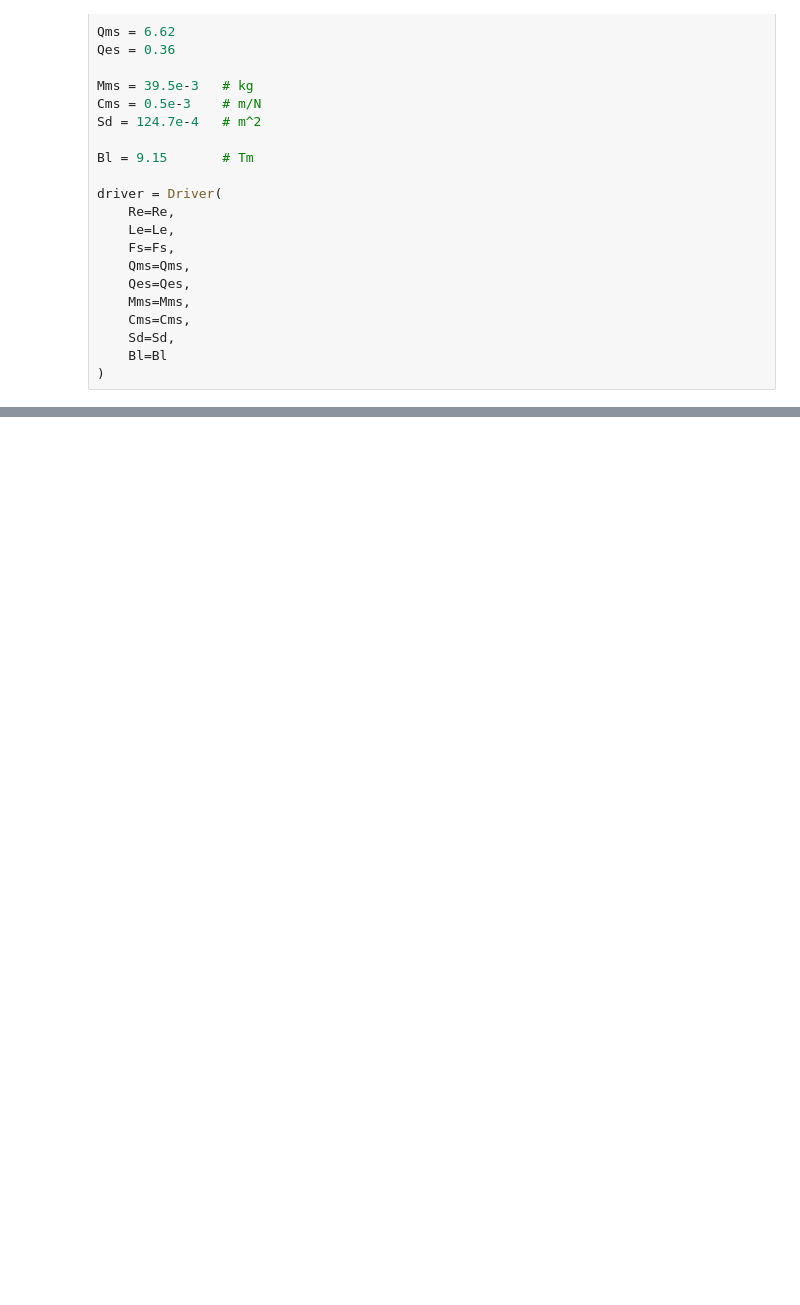
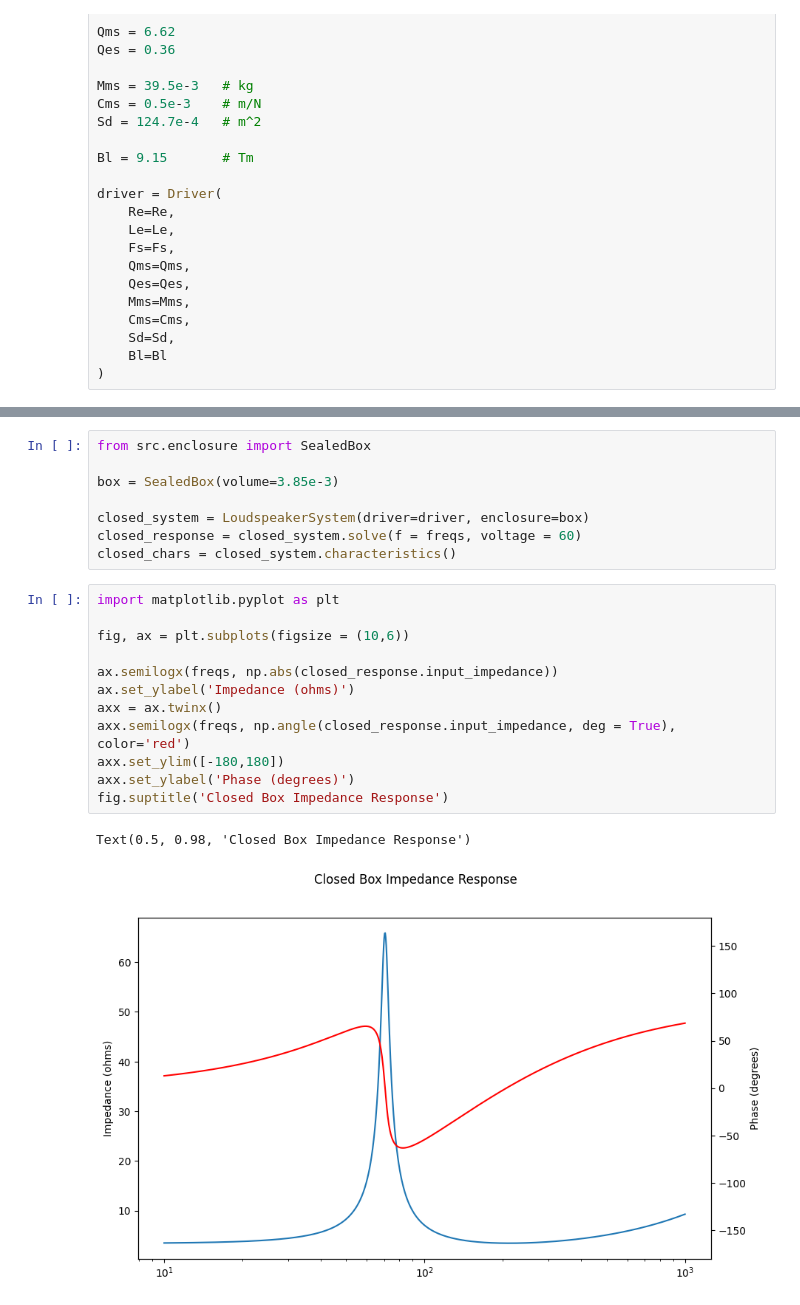
Before and after one commit to gfmmiranda/LoudspeakerModeling, a Jupyter notebook: notebooks/01_Driver_FreeAir.ipynb, the cells around one changed output, grey strips where cells are left out. Saved outputs shown, nothing was run; the diff lists cells and outputs as text; blank space fills up the shorter version.

```diff
--- a/notebooks/01_Driver_FreeAir.ipynb
+++ b/notebooks/01_Driver_FreeAir.ipynb
@@ -53,0 +61,23 @@ Text(0, 0.5, 'Phase (degrees)')
+# %%
+from src.enclosure import SealedBox
+
+box = SealedBox(volume=3.85e-3)
+
+closed_system = LoudspeakerSystem(driver=driver, enclosure=box)
+closed_response = closed_system.solve(f = freqs, voltage = 60)
+closed_chars = closed_system.characteristics()
+# %%
+import matplotlib.pyplot as plt
+
+fig, ax = plt.subplots(figsize = (10,6))
+
+ax.semilogx(freqs, np.abs(closed_response.input_impedance))
+ax.set_ylabel('Impedance (ohms)')
+axx = ax.twinx()
+axx.semilogx(freqs, np.angle(closed_response.input_impedance, deg = True), color='red')
+axx.set_ylim([-180,180])
+axx.set_ylabel('Phase (degrees)')
+fig.suptitle('Closed Box Impedance Response')
+# %% [output]
+Text(0.5, 0.98, 'Closed Box Impedance Response')
+[figure, added]
```
Also changed, not shown: parts of 5 cells of this notebook, 6 other files.
